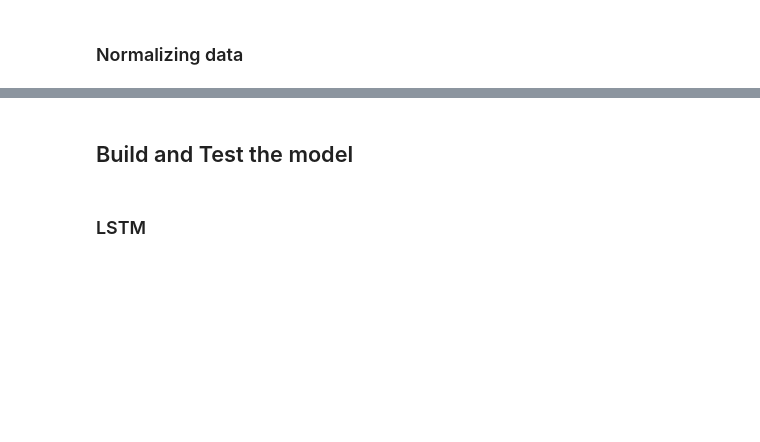
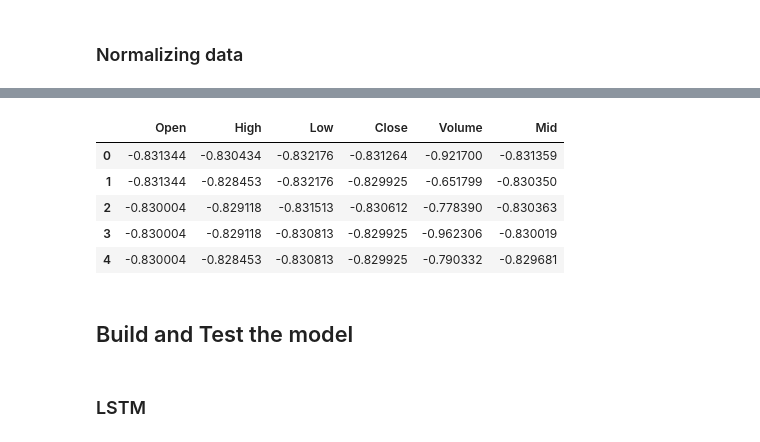
Before and after one commit to LakhderAmine99/StockMarketPredictions_LSTM, a Jupyter notebook: StockMarketPredictions_LSTM.ipynb, the cells around one changed output, grey strips where cells are left out. Drawn from its saved outputs; the diff is of its cells as text; code cells hidden in the pictures; blank space fills up the shorter version.

```diff
--- a/StockMarketPredictions_LSTM.ipynb
+++ b/StockMarketPredictions_LSTM.ipynb
@@ -115,3 +123,12 @@ Label column name(s): ['High', 'Low', 'Open', 'Close']
+# %%
+train_df.head()
+# %% [output]
+|  | Open | High | Low | Close | Volume | Mid |
+| 0 | -0.831344 | -0.830434 | -0.832176 | -0.831264 | -0.921700 | -0.831359 |
+| 1 | -0.831344 | -0.828453 | -0.832176 | -0.829925 | -0.651799 | -0.830350 |
+| 2 | -0.830004 | -0.829118 | -0.831513 | -0.830612 | -0.778390 | -0.830363 |
+| 3 | -0.830004 | -0.829118 | -0.830813 | -0.829925 | -0.962306 | -0.830019 |
+| 4 | -0.830004 | -0.828453 | -0.830813 | -0.829925 | -0.790332 | -0.829681 |
 # %% [markdown]
 ## Build and Test the model
 # %% [markdown]
```
Also changed, not shown: parts of 16 cells of this notebook, 1 other file.
